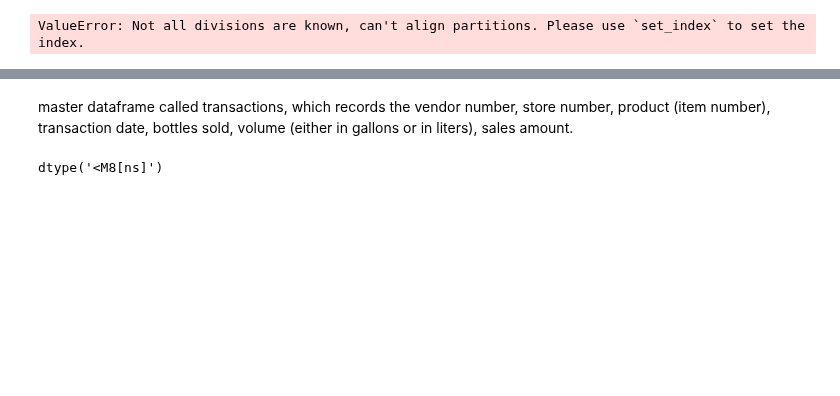
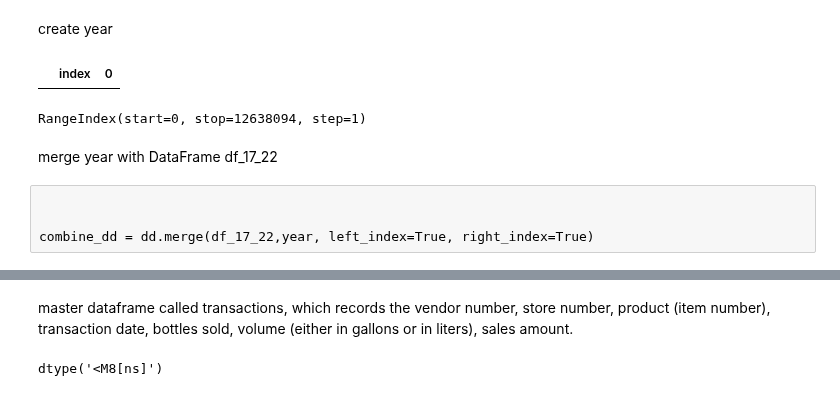
Before and after one commit to dgarbato/capstone, a Jupyter notebook: rd in liquor_2017_to_2022.ipynb, the cells around one changed output, grey strips where cells are left out. Cells and saved outputs as stored; diff of their text form; code cells hidden in the pictures; blank space fills up the shorter version.

```diff
--- a/rd in liquor_2017_to_2022.ipynb
+++ b/rd in liquor_2017_to_2022.ipynb
@@ -42,5 +42,3 @@ df_17_22.head()
 | 2 | INV-16607600007 | 12/28/2018 | 2106 | Hillstreet News and Tobacco | 2217 College | Cedar Falls | 50613 | POINT (-92.455796 42.517182) | ... |
 | 3 | INV-16607800025 | 12/28/2018 | 5155 | New Star / Ansborough Ave | 1459, Ansborough Ave | Waterloo | 50701 | POINT (-92.376863 42.493091) | ... |
 | 4 | INV-16607100031 | 12/28/2018 | 3540 | Super Target T-0533 / Davenport | 5225 Elmore Ave | Davenport | 52807 | POINT (-90.528585 41.573196) | ... |
-# %%
-df_17_22['dd_date'] = dd.to_datetime(df_17_22['Date'])
@@ -50,4 +45,22 @@ df_17_22['dd_date'] = dd.to_datetime(df_17_22['Date'])
-# %%
-df_17_22['year'] = pd.Series([int(dt[-4:]) for dt in df_17_22['Date'] ])
-# %% [output]
-ValueError: Not all divisions are known, can't align partitions. Please use `set_index` to set the index.
+# %% [markdown]
+create year
+# %%
+def get_year(date):
+    return int(date[-4:])
+# %%
+
+year = df_17_22['Date'].apply(get_year, meta= int).compute().reset_index()
+# %%
+year[year.index.duplicated(keep = False)].sort_index()
+# %% [output]
+|  | index | 0 |
+# %%
+year.index.unique()
+# %% [output]
+RangeIndex(start=0, stop=12638094, step=1)
+# %% [markdown]
+merge year with DataFrame df_17_22
+# %% [raw]
+
+
+combine_dd = dd.merge(df_17_22,year, left_index=True, right_index=True)
```
Also changed, not shown: parts of 28 cells of this notebook, 2 other files.
